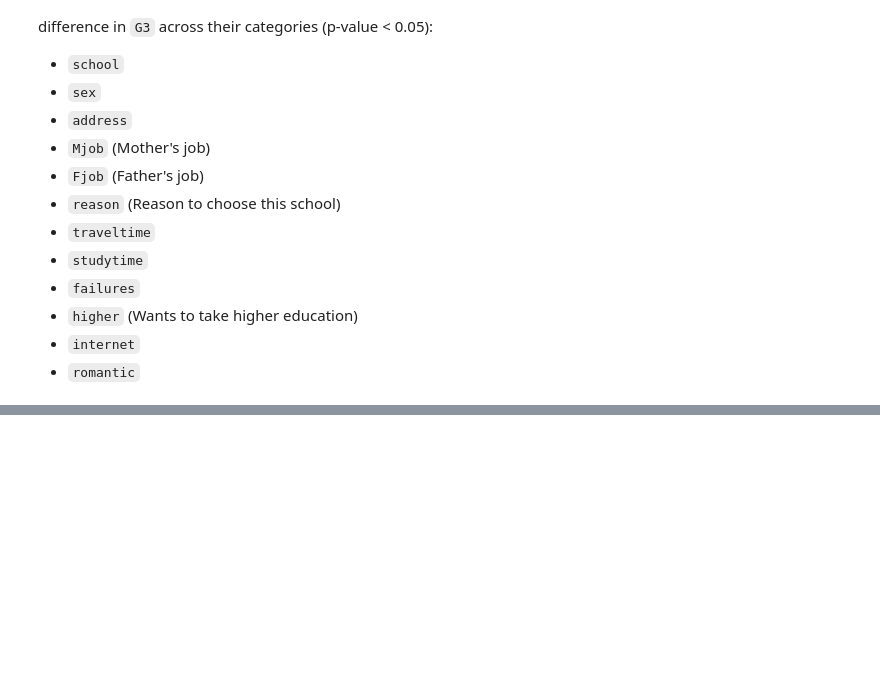
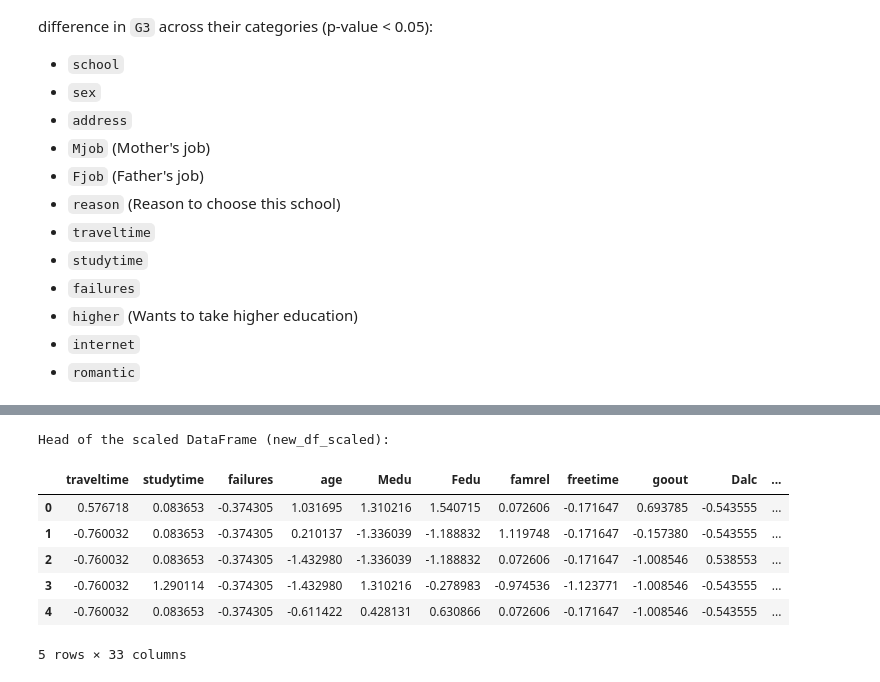
Before and after one commit to coder-priyanka01/Machine-Learning, a Jupyter notebook: Student.ipynb, the cells around one changed output, grey strips where cells are left out. Cells and saved outputs as stored; diff of their text form; code cells hidden in the pictures; blank space fills up the shorter version.

```diff
--- a/Student.ipynb
+++ b/Student.ipynb
@@ -323,0 +382,20 @@ Based on the F-test (one-way ANOVA) results, the following categorical variables
+# %%
+from sklearn.preprocessing import StandardScaler
+
+# Initialize the StandardScaler
+scaler = StandardScaler()
+
+# Fit and transform the new_df_encoded DataFrame, storing it in a new variable
+new_df_scaled = pd.DataFrame(scaler.fit_transform(new_df_encoded), columns=new_df_encoded.columns)
+# %%
+print("Head of the scaled DataFrame (new_df_scaled):")
+display(new_df_scaled.head())
+# %% [output]
+Head of the scaled DataFrame (new_df_scaled):
+|  | traveltime | studytime | failures | age | Medu | Fedu | famrel | freetime | goout | Dalc | ... |
+| 0 | 0.576718 | 0.083653 | -0.374305 | 1.031695 | 1.310216 | 1.540715 | 0.072606 | -0.171647 | 0.693785 | -0.543555 | ... |
+| 1 | -0.760032 | 0.083653 | -0.374305 | 0.210137 | -1.336039 | -1.188832 | 1.119748 | -0.171647 | -0.157380 | -0.543555 | ... |
+| 2 | -0.760032 | 0.083653 | -0.374305 | -1.432980 | -1.336039 | -1.188832 | 0.072606 | -0.171647 | -1.008546 | 0.538553 | ... |
+| 3 | -0.760032 | 1.290114 | -0.374305 | -1.432980 | 1.310216 | -0.278983 | -0.974536 | -1.123771 | -1.008546 | -0.543555 | ... |
+| 4 | -0.760032 | 0.083653 | -0.374305 | -0.611422 | 0.428131 | 0.630866 | 0.072606 | -0.171647 | -1.008546 | -0.543555 | ... |
+5 rows × 33 columns
```
Also changed, not shown: parts of 5 cells of this notebook.
